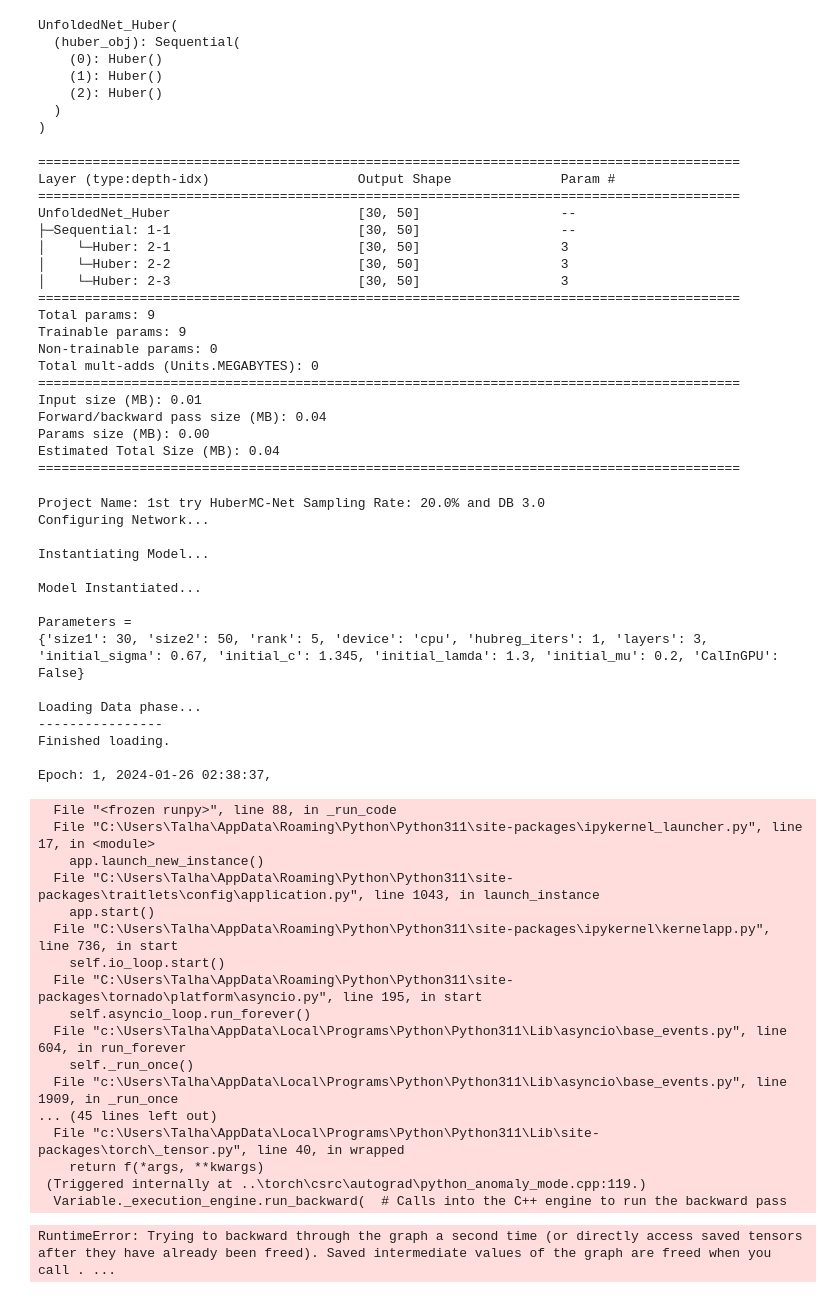
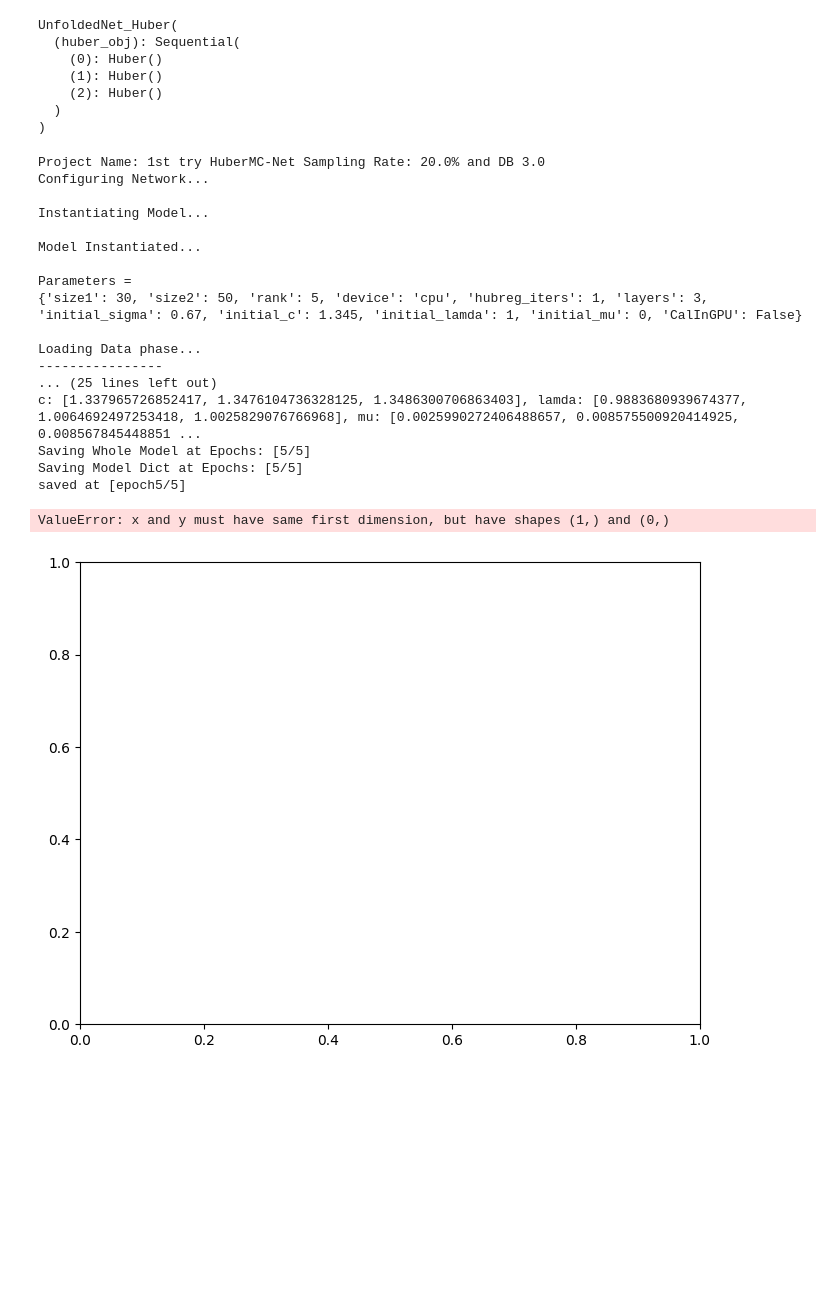
Before and after one commit to Talha-Nehal-Undegrad-Study/ConvHuberMC-Net, a Jupyter notebook: convhubermc.ipynb, the cells around one changed output. Saved outputs shown, nothing was run; the diff lists cells and outputs as text; code cells hidden in the pictures; blank space fills up the shorter version.

```diff
--- a/convhubermc.ipynb
+++ b/convhubermc.ipynb
@@ -79,8 +79,8 @@ def get_default_param(gpu = True):
     params_net['layers'] = 3
     params_net['initial_sigma'] = 0.67 # may not be learnable as then tau and lamda no longer needed
     params_net['initial_c'] = 1.345
-    params_net['initial_lamda'] = 1.3
-    params_net['initial_mu'] = 0.2
+    params_net['initial_lamda'] = 1
+    params_net['initial_mu'] = 0
     params_net['CalInGPU'] = gpu
 
     return params_net
@@ -156,27 +156,7 @@ UnfoldedNet_Huber(
 # %%
 # model.forward(torch.randn(30, 50) * torch.bernoulli(torch.full((30, 50), 0.2)))
 # %%
-summary(model, input_size = [30, 50])
+# summary(model, input_size = [30, 50])
-# %% [output]
-==========================================================================================
-Layer (type:depth-idx)                   Output Shape              Param #
-==========================================================================================
-UnfoldedNet_Huber                        [30, 50]                  --
-├─Sequential: 1-1                        [30, 50]                  --
-│    └─Huber: 2-1                        [30, 50]                  3
-│    └─Huber: 2-2                        [30, 50]                  3
-│    └─Huber: 2-3                        [30, 50]                  3
-==========================================================================================
-Total params: 9
-Trainable params: 9
-Non-trainable params: 0
-Total mult-adds (Units.MEGABYTES): 0
-==========================================================================================
-Input size (MB): 0.01
-Forward/backward pass size (MB): 0.04
-Params size (MB): 0.00
-Estimated Total Size (MB): 0.04
-==========================================================================================
 # %%
 # Some settings for visualisation
 matplotlib.use('Agg')
@@ -187,7 +167,7 @@ torch.manual_seed(seed)
 
 # Set parameters (including hyperparameters) and setting for saving/logging data
 
-hyper_param_net = training.get_hyperparameter_grid('HuberMC-Net', TrainInstances = 5, ValInstances = 5, BatchSize = 1, ValBatchSize = 1, num_epochs = 40, learning_rate = 0.001)
+hyper_param_net = training.get_hyperparameter_grid('HuberMC-Net', TrainInstances = 10, ValInstances = 6, BatchSize = 2, ValBatchSize = 2, num_epochs = 5, learning_rate = 0.001)
 
 params_net = get_default_param(gpu = False)
 
@@ -227,7 +207,8 @@ for q in q_list:
     log.write('Finished loading.\n\n');
 
     # Some additional settings for training including loss, optimizer,
-    floss = nn.MSELoss()
+    # floss = nn.functional.mse_loss(reduction = 'sum')
+    floss = nn.MSELoss(reduction = 'sum')
     optimizer = torch.optim.Adam(net.parameters(), lr = hyper_param_net['Lr'])
     # scheduler2 =  torch.optim.lr_scheduler.StepLR(optimizer, step_size= 1, gamma = 0.97, verbose = True)
 
@@ -315,52 +296,38 @@ for q in q_list:
         if True or loss_val_mean < minloss:
           print('saved at [epoch%d/%d]'%(epoch + 1, hyper_param_net['Epochs']))
           log.write('saved at [epoch%d/%d]\n' %(epoch + 1, hyper_param_net['Epochs']))
           minloss = min(loss_val_mean, minloss)
 
         # Plotting MSE vs Epoch and Saving it
 
         # Get Directory where we have to save the plot
         dir = logs_and_results.get_modularized_record(ProjectName, q, db, 'Plots', hyper_param_net, params_net, SESSION, current_epoch = epoch + 1)
         epochs_vec = np.arange(0, hyper_param_net['Epochs'], 1)
         logs_and_results.plot_and_save_mse_vs_epoch(epochs_vec, lossmean_vec, hyper_param_net, lossmean_val_vec, dir, epoch)
 
     # Finish off by observing the minimum loss on validation set
 
     #Print min loss
     print('\nmin Loss = %.4e'%np.min(lossmean_val_vec))
     log.write('\nmin Loss = %.4e\n'%np.min(lossmean_val_vec))
     log.close()
 # %% [output]
 Project Name: 1st try HuberMC-Net Sampling Rate: 20.0% and DB 3.0
 Configuring Network...
 
 Instantiating Model...
 
 Model Instantiated...
 
 Parameters =
-{'size1': 30, 'size2': 50, 'rank': 5, 'device': 'cpu', 'hubreg_iters': 1, 'layers': 3, 'initial_sigma': 0.67, 'initial_c': 1.345, 'initial_lamda': 1.3, 'initial_mu': 0.2, 'CalInGPU': False}
+{'size1': 30, 'size2': 50, 'rank': 5, 'device': 'cpu', 'hubreg_iters': 1, 'layers': 3, 'initial_sigma': 0.67, 'initial_c': 1.345, 'initial_lamda': 1, 'initial_mu': 0, 'CalInGPU': False}
 
 Loading Data phase...
 ----------------
-Finished loading.
-
-Epoch: 1, 2024-01-26 02:38:37,
+... (25 lines left out)
+c: [1.337965726852417, 1.3476104736328125, 1.3486300706863403], lamda: [0.9883680939674377, 1.0064692497253418, 1.0025829076766968], mu: [0.0025990272406488657, 0.008575500920414925, 0.008567845448851 ...
+Saving Whole Model at Epochs: [5/5]
+Saving Model Dict at Epochs: [5/5]
+saved at [epoch5/5]
-  File "<frozen runpy>", line 88, in _run_code
-  File "C:\Users\Talha\AppData\Roaming\Python\Python311\site-packages\ipykernel_launcher.py", line 17, in <module>
-    app.launch_new_instance()
-  File "C:\Users\Talha\AppData\Roaming\Python\Python311\site-packages\traitlets\config\application.py", line 1043, in launch_instance
-    app.start()
-  File "C:\Users\Talha\AppData\Roaming\Python\Python311\site-packages\ipykernel\kernelapp.py", line 736, in start
-    self.io_loop.start()
-  File "C:\Users\Talha\AppData\Roaming\Python\Python311\site-packages\tornado\platform\asyncio.py", line 195, in start
-    self.asyncio_loop.run_forever()
-  File "c:\Users\Talha\AppData\Local\Programs\Python\Python311\Lib\asyncio\base_events.py", line 604, in run_forever
-    self._run_once()
-  File "c:\Users\Talha\AppData\Local\Programs\Python\Python311\Lib\asyncio\base_events.py", line 1909, in _run_once
-... (45 lines left out)
-  File "c:\Users\Talha\AppData\Local\Programs\Python\Python311\Lib\site-packages\torch\_tensor.py", line 40, in wrapped
-    return f(*args, **kwargs)
- (Triggered internally at ..\torch\csrc\autograd\python_anomaly_mode.cpp:119.)
-  Variable._execution_engine.run_backward(  # Calls into the C++ engine to run the backward pass
+ValueError: x and y must have same first dimension, but have shapes (1,) and (0,)
-RuntimeError: Trying to backward through the graph a second time (or directly access saved tensors after they have already been freed). Saved intermediate values of the graph are freed when you call . ...
+[figure, added]
```
Also changed, not shown: 34 other files.
